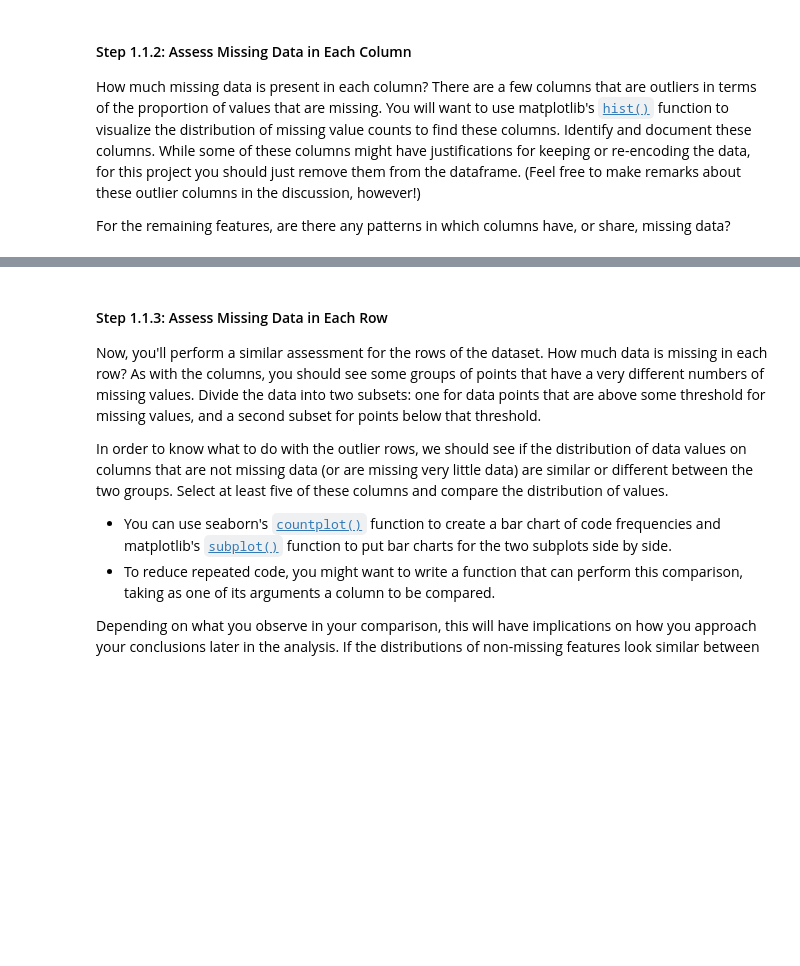
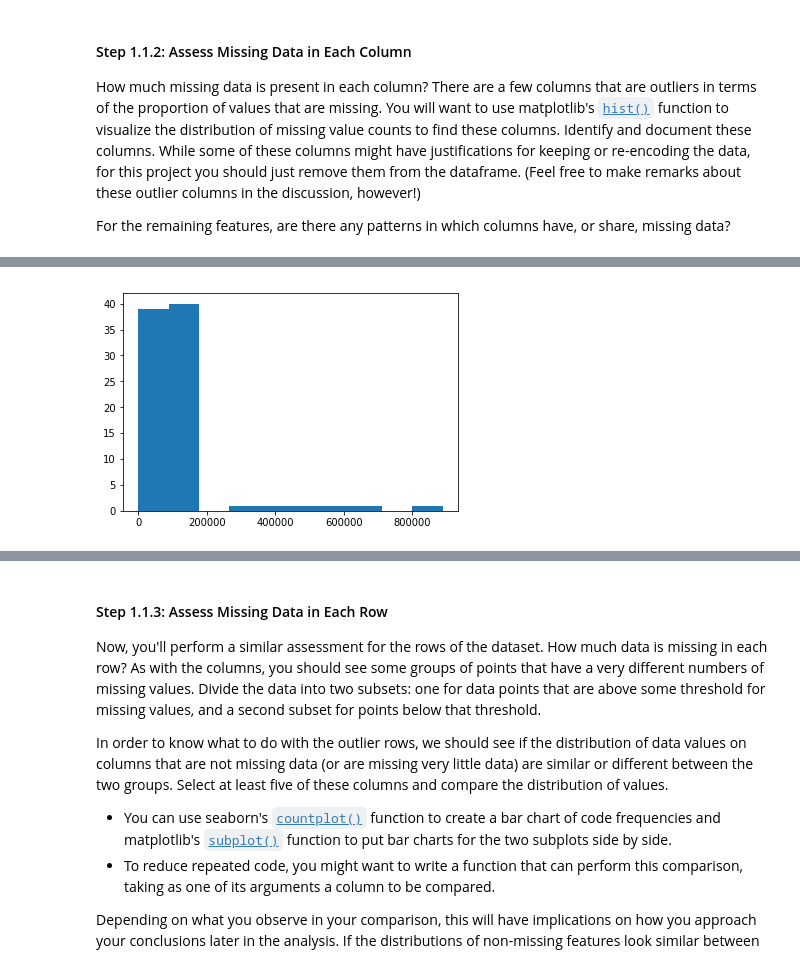
Before and after one commit to KeraKitty/identify_customer_segments, a Jupyter notebook: Identify_Customer_Segments.ipynb, the cells around one changed output, grey strips where cells are left out. Drawn from its saved outputs; the diff is of its cells as text; code cells hidden in the pictures; blank space fills up the shorter version.

```diff
--- a/Identify_Customer_Segments.ipynb
+++ b/Identify_Customer_Segments.ipynb
@@ -86,5 +125,6 @@ The fourth column of the feature attributes summary (loaded in above as `feat_in
 
 **As one more reminder, you are encouraged to add additional cells to break up your analysis into manageable chunks.**
 # %%
-# Create copy of azdias for cleaning
+# Create copies of dataframes for cleaning
 azdias_clean = azdias
+feat_info_clean = feat_info
@@ -103,16 +153,0 @@ ValueError: ('The truth value of a Series is ambiguous. Use a.empty, a.bool(), a
-# %%
-# Identify missing or unknown data values and replace with NaNs
-fi = 0 # Variable int for iloc/iat slice
-ai = 0 #Variable int for iloc/iat slice
-
-# TODO: replace with nested lambda bc it's slow af
-for feat in feat_info.iterrows():
-    # Identify missing value codes via regex and save to list
-    nan_codes = re.findall(r'-?\d', feat_info.iloc[fi, 3])
-    nan_codes = [int(x) for x in nan_codes] # Cast list elements to int
-    for record in azdias_clean.iterrows():
-        if azdias_clean.iat[ai,fi] in nan_codes:
-            azdias_clean.iloc[ai,fi] = np.NaN
-        else: pass
-        ai += 1
-    fi += 1
@@ -120,0 +154,7 @@ KeyboardInterrupt:
+# %%
+# Mentor code:
+for attribute, miss_index in zip(feat_info['attribute'], feat_info['missing_or_unknown']):
+    missing_values = miss_index.strip('[]').split(',')
+    missing_values = [int(value) if (value!='X' and value!='XX' and value!='') else value for value in missing_values]
+    if missing_values != ['']:
+        azdias_clean[attribute] = azdias_clean[attribute].replace(missing_values, np.nan)
@@ -127,3 +177,11 @@ For the remaining features, are there any patterns in which columns have, or sha
 # %%
 # Perform an assessment of how much missing data there is in each column of the
 # dataset.
+
+# Count NaN totals per feature and save to associated row in metadata
+nan_counts = []
+for col in azdias_clean.columns:
+    nan_counts.append(azdias_clean[col].isna().sum())
+feat_info_clean['nan_count'] = nan_counts
+
+feat_info_clean.head()
@@ -131,0 +195,5 @@ For the remaining features, are there any patterns in which columns have, or sha
+# %%
+# Plot histogram of NaN counts
+plt.hist(feat_info_clean['nan_count']);
+# %% [output]
+[figure, added]
```
Also changed, not shown: parts of 123 cells of this notebook.
